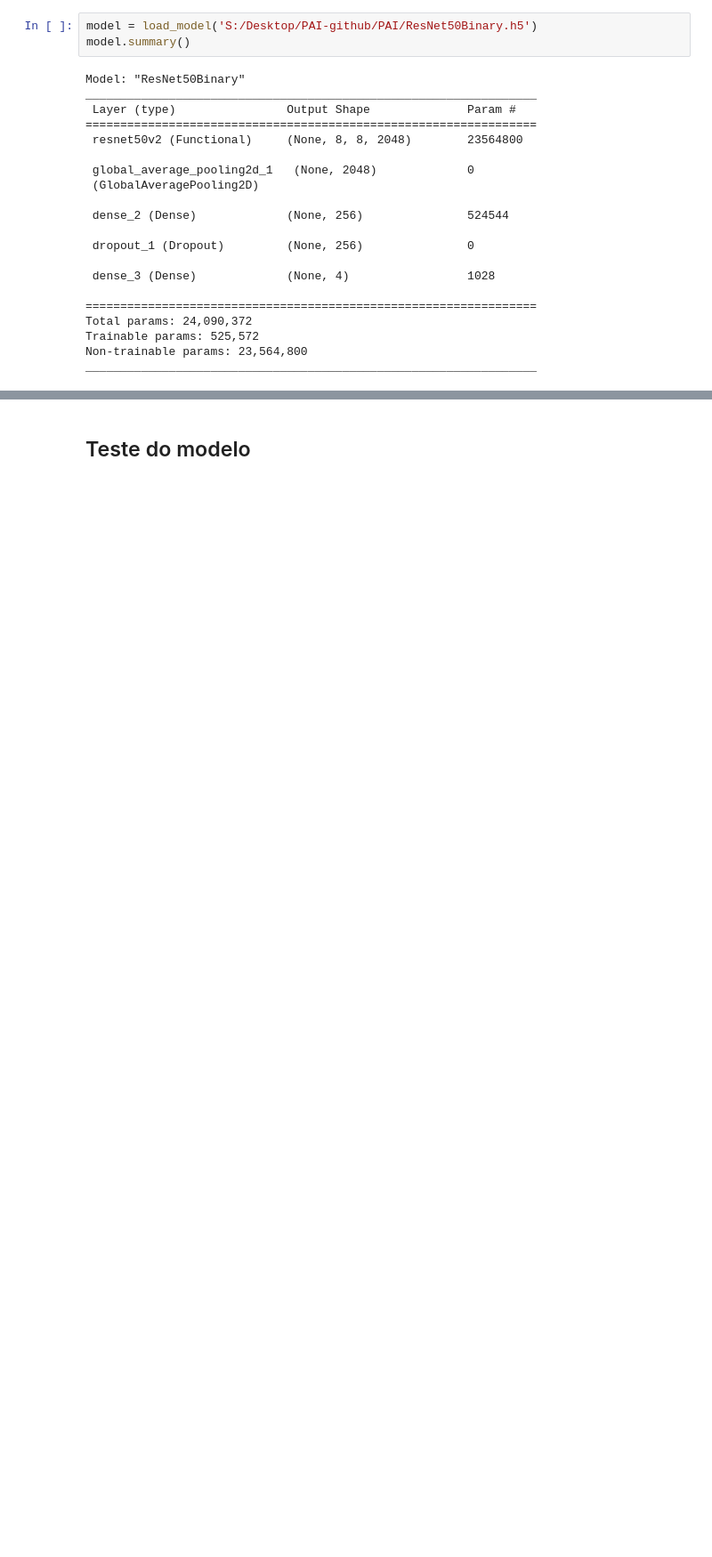
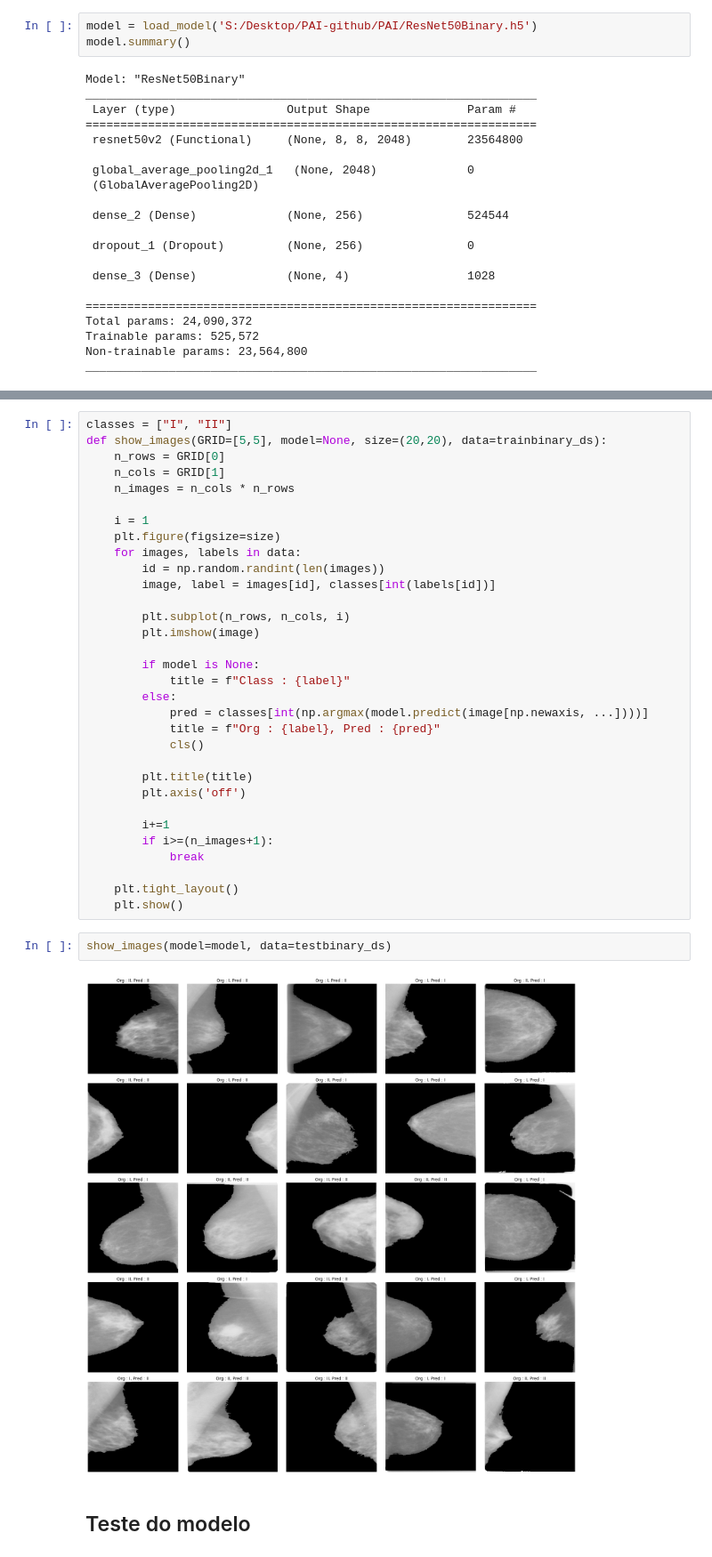
Before and after one commit to Fremys/PAI, a Jupyter notebook: PassoAPasso.ipynb, the cells around one changed output, grey strips where cells are left out. Shown at 89% size. Saved outputs shown, nothing was run; the diff lists cells and outputs as text; blank space fills up the shorter version.

```diff
--- a/PassoAPasso.ipynb
+++ b/PassoAPasso.ipynb
@@ -576,3 +656,39 @@ model.evaluate(testbinary_ds)
+# %%
+classes = ["I", "II"]
+def show_images(GRID=[5,5], model=None, size=(20,20), data=trainbinary_ds):
+    n_rows = GRID[0]
+    n_cols = GRID[1]
+    n_images = n_cols * n_rows
+
+    i = 1
+    plt.figure(figsize=size)
+    for images, labels in data:
+        id = np.random.randint(len(images))
+        image, label = images[id], classes[int(labels[id])]
+
+        plt.subplot(n_rows, n_cols, i)
+        plt.imshow(image)
+
+        if model is None:
+            title = f"Class : {label}"
+        else:
+            pred = classes[int(np.argmax(model.predict(image[np.newaxis, ...])))]
+            title = f"Org : {label}, Pred : {pred}"
+            cls()
+
+        plt.title(title)
+        plt.axis('off')
+
+        i+=1
+        if i>=(n_images+1):
+            break
+
+    plt.tight_layout()
+    plt.show()
+# %%
+show_images(model=model, data=testbinary_ds)
+# %% [output]
+[figure, added]
 # %% [markdown]
 ## Teste do modelo
 # %%
```
Also changed, not shown: parts of 15 cells of this notebook.
